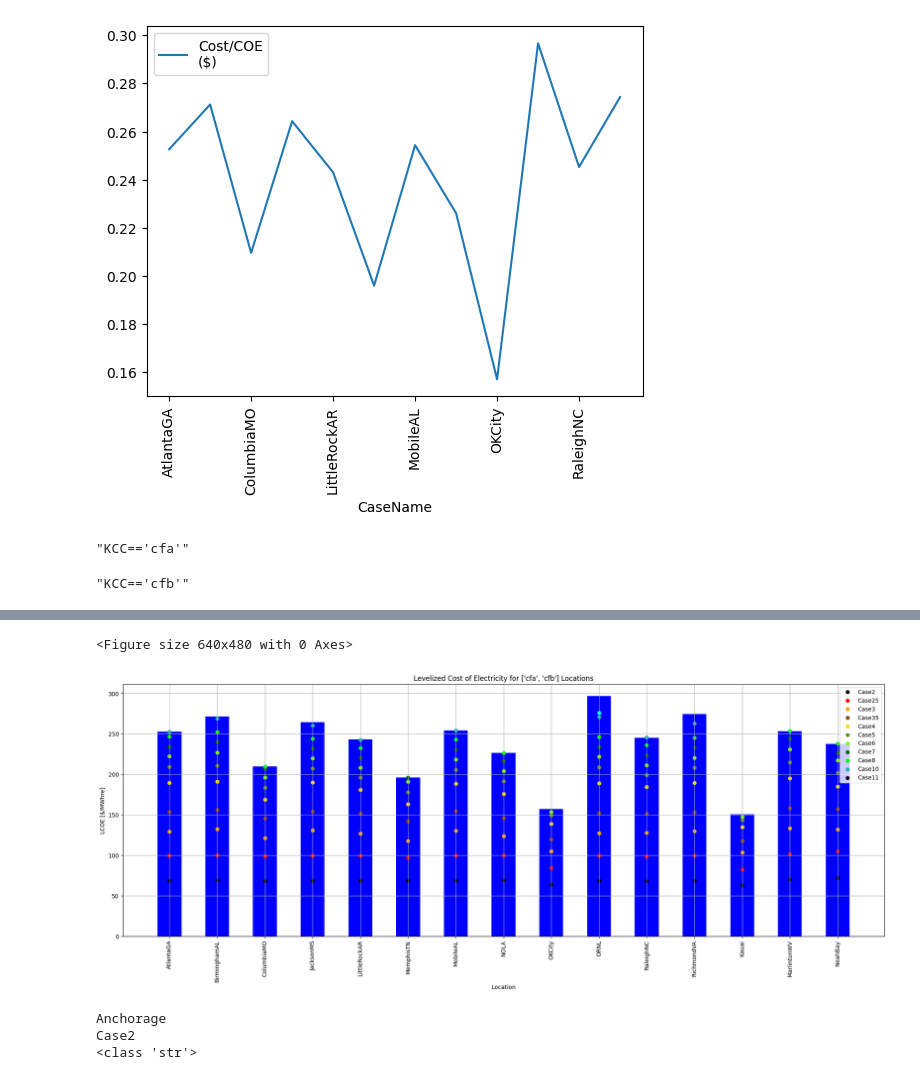
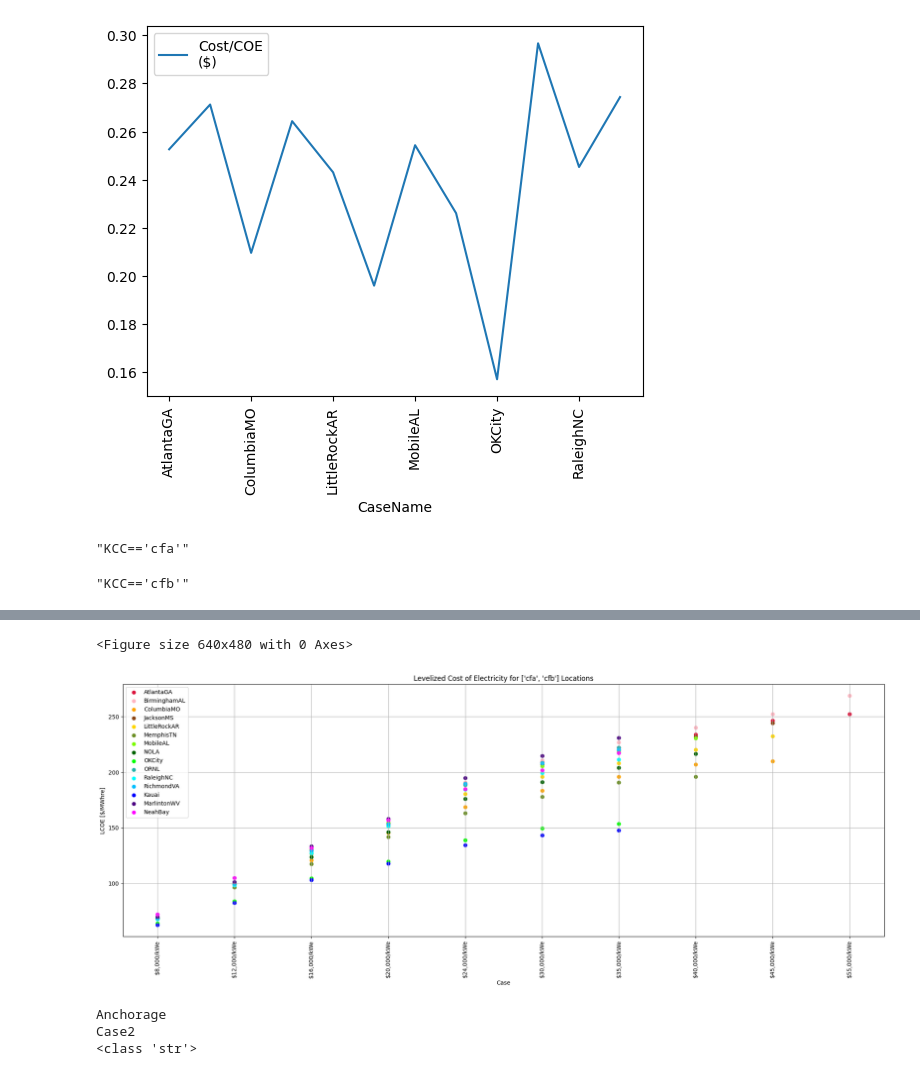
Before and after one commit to uw-reti/homer, a Jupyter notebook: ClimateStudies/OutputProcessing/HOMERDataProcessor.ipynb, the cells around one changed output, grey strips where cells are left out. Saved outputs shown, nothing was run; the diff lists cells and outputs as text; code cells hidden in the pictures.

Commit message:
finalized scatter plot of different locations

```diff
--- a/ClimateStudies/OutputProcessing/HOMERDataProcessor.ipynb
+++ b/ClimateStudies/OutputProcessing/HOMERDataProcessor.ipynb
@@ -595,7 +595,7 @@ plt.savefig(image_dir + '/loc_var.svg')
 ## STACKED BAR CHART TO DEMONSTRATE DATA BEFORE RAINBOW PLOT
 
 
-KCC = ['cfa','cfb']
+KCC = ['cfa',"cfb"]
 cases = [ 'Case2' , 'Case25' , 'Case3' , 'Case35' , 'Case4' , 'Case5' ,  'Case6',
          'Case7' , 'Case8' , 'Case10' , 'Case11' , 'Case12' , 'Case13',
         'Case14' , 'Case15',  'Case16'];
@@ -634,41 +634,81 @@ colors = ['black', 'red', 'orange', 'saddlebrown', 'gold','olivedrab','lawngreen
 #             except:
 #                 break
 #
-width = 0.5
+costs = ['$8,000/kWe','$12,000/kWe',
+       '$16,000/kWe', '$20,000/kWe','$24,000/kWe',
+       '$30,000/kWe','$35,000/kWe','$40,000/kWe',
+       '$45,000/kWe','$55,000/kWe','$60,000/kWe',
+       '$65,000/kWe','$70,000/kWe','$80,000/kWe',
+       '$85,000/kWe','$95,000/kWe']
+
+
+#width = 0.5
+#legend_list = []
+# for k in KCC:
+#     bottom = 0
+#     demo = [i for i in loc_var_dict[k].loc['Case1'].index]
+#     print(demo)
+#     for i in demo:
+#         m=0;
+#         print(i)
+#         p = ax.bar(i, Case1.loc[i]['Cost/COE\n($)']*1000, width, color='blue',label='OnlyRenewables', bottom=bottom)
+#         #if 'Only Renewables' not in legend_list:
+#         #    legend_list.append('Only Renewables')
+#         bottom += bottom
+#         for j in cases:
+#             plt_color= colors[m]
+#             m=m+1;
+#             #print(m)
+#             try:
+#                 ax.scatter(i, loc_var_dict[k].loc[j].loc[i]['Cost/COE\n($)']*1000, color=plt_color)
+#                 #print(j)
+#                 if j not in legend_list:
+#                     print(j)
+#                     legend_list.append(j)
+#             except:
+#                 break
+
+
+
+
+"""
+FOR COLORS: APPLY DICTIONARY PAIRING AT START? MAP CITIES -> COLOR, CALL DICT FOR THAT?
+"""
+for kcc in KCC:
+    for j in [i for i in loc_var_dict[kcc].loc['Case1'].index]:
+        city_list.append(j)
+print(city_list)
+city_color = {k:v for (k,v) in zip(city_list, colors)}
+print(city_color)
 legend_list = []
+
 for k in KCC:
     bottom = 0
-    demo = [i for i in loc_var_dict[k].loc['Case1'].index]
-
-    for i in demo:
-        m=0;
-        print(i)
-        p = ax.bar(i, Case1.loc[i]['Cost/COE\n($)']*1000, width, color='blue',label='OnlyRenewables', bottom=bottom)
-        #if 'Only Renewables' not in legend_list:
-        #    legend_list.append('Only Renewables')
-        bottom += bottom
-        for j in cases:
-            plt_color= colors[m]
-            m=m+1;
-            print(m)
-            try:
-                ax.scatter(i, loc_var_dict[k].loc[j].loc[i]['Cost/COE\n($)']*1000, color=plt_color)
-                #print(j)
-                if j not in legend_list:
-                    print(j)
+    cities = [i for i in loc_var_dict[k].loc['Case1'].index]
+    demo = [i for i in costs]
+    for i in range(len(demo)):
+        cost_prof=cases[i]
+        for j in cities:
+            if j not in legend_list:
+                try:
+                    ax.scatter(costs[i], loc_var_dict[k].loc[cost_prof].loc[j]['Cost/COE\n($)']*1000, color=city_color[j],label=j)
                     legend_list.append(j)
-            except:
-                break
+                except:
+                    break
+            else:
+                try:
+                    ax.scatter(costs[i], loc_var_dict[k].loc[cost_prof].loc[j]['Cost/COE\n($)']*1000, color=city_color[j])
+                except:
+                    break
 
 
 #legend=(['Only Renewables', '$8,000/kWe','$12,000/kWe',
 #           '$16,000/kWe', '$20,000/kWe','$24,000/kWe', '$30,000/kWe','$35,000/kWe','$40,000/kWe',
 #           '$45,000/kWe','$55,000/kWe','$60,000/kWe','$65,000/kWe','$70,000/kWe','$80,000/kWe',
 #           '$85,000/kWe','$95,000/kWe'])
-print(legend_list)
 plt.ylabel('LCOE [$/MWhre]')
-plt.xlabel('Location')
-plt.legend(legend_list)
+plt.xlabel('Case')
+plt.legend()
 plt.title(f'Levelized Cost of Electricity for {KCC} Locations', fontsize='large')
 plt.xticks(rotation=90);
 ax.grid(True)
@@ -696,5 +721,5 @@ Case4
 <Figure size 640x480 with 0 Axes>
-[figure, old version]
+[figure, new version]
 # %%
 #BBox = ((-125.068,   -67.061,
 #         49.383, 24.283))
```
Also changed, not shown: parts of 7 cells of this notebook, 4 other files.
